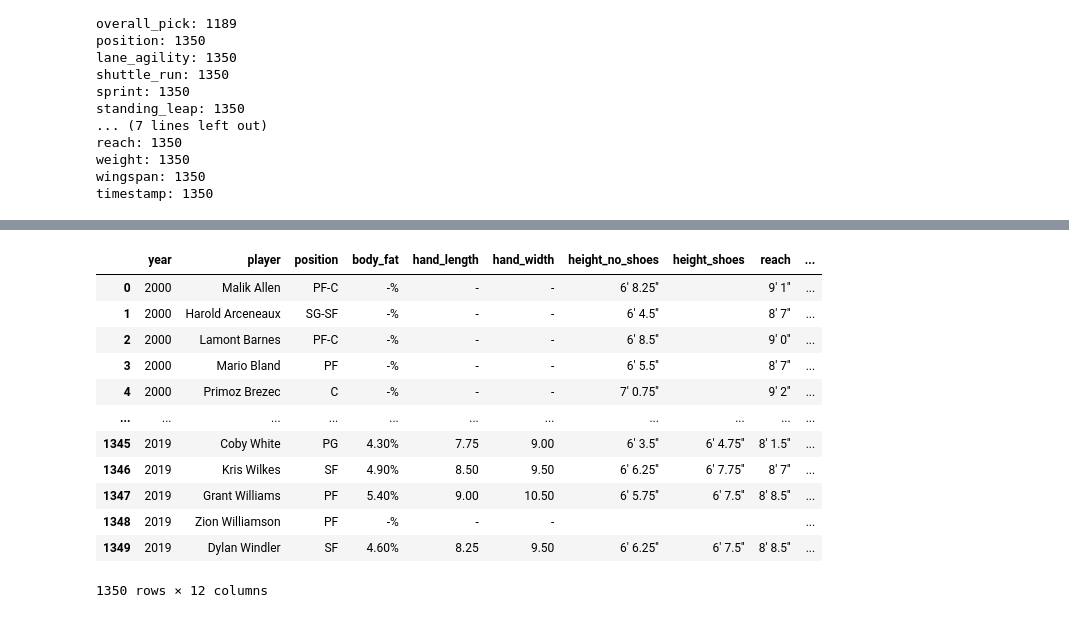
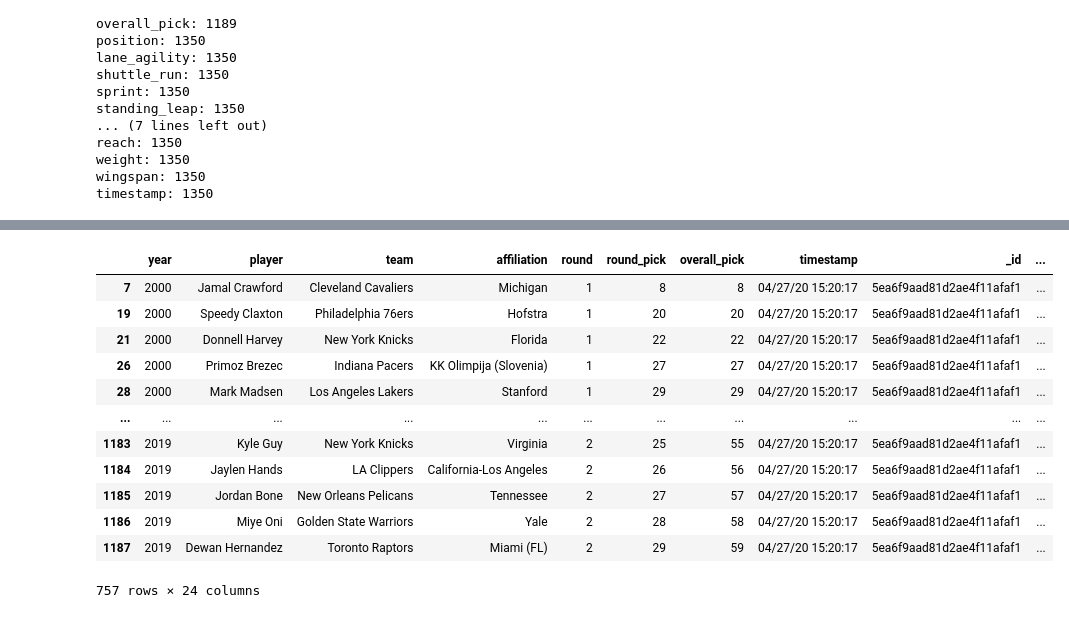
Before and after one commit to plowden/project3, a Jupyter notebook: internet_scrape.ipynb, the cells around one changed output, grey strips where cells are left out. Cells and saved outputs as stored; diff of their text form; code cells hidden in the pictures.

Commit message:
update nba_draft to remove dups

```diff
--- a/internet_scrape.ipynb
+++ b/internet_scrape.ipynb
@@ -389,8 +389,8 @@ wingspan: 1350
 timestamp: 1350
 # %%
 nba_stats_draft_df = pd.DataFrame.from_dict(nba_stats_draft)
-nba_stats_strength_df = pd.DataFrame.from_dict(nba_stats_strength)
-nba_stats_anthro_df = pd.DataFrame.from_dict(nba_stats_anthro)
+nba_stats_strength_temp_df = pd.DataFrame.from_dict(nba_stats_strength)
+nba_stats_anthro_temp_df = pd.DataFrame.from_dict(nba_stats_anthro)
 # %%
 nba_stats_draft_df.sort_values("player").to_csv("nba_stats_draft_df.csv", index=False, header=True)
 nba_stats_draft_df
@@ -411,5 +411,7 @@ nba_stats_draft_df
 # %%
+nba_stats_strength_df = nba_stats_strength_temp_df.drop_duplicates(subset=['player'], keep='last')
 nba_stats_strength_df.sort_values("player").to_csv("nba_stats_strength_df.csv", index=False, header=True)
-nba_stats_temp_df = pd.merge(nba_stats_draft_df, nba_stats_strength_df, on="player", how="left")
-nba_stats_strength_df
+nba_stats_temp_df = pd.merge(nba_stats_draft_df, nba_stats_strength_df, how="left", on='player')
+#nba_stats_temp_df = nba_stats_temp_df.dropna()
+nba_stats_temp_df
 # %% [output]
@@ -429,29 +431,31 @@ nba_stats_strength_df
 # %%
+nba_stats_anthro_df = nba_stats_anthro_temp_df.drop_duplicates(subset=['player'], keep='last')
 nba_stats_anthro_df.sort_values("player").to_csv("nba_stats_anthro_df.csv", index=False, header=True)
 nba_stats_df = pd.merge(nba_stats_temp_df, nba_stats_anthro_df, on="player", how="left")
 nba_stats_df_copy = nba_stats_df.copy()
 del nba_stats_df_copy['timestamp']
 del nba_stats_df_copy['year_y']
 del nba_stats_df_copy['timestamp_y']
 del nba_stats_df_copy['year']
 del nba_stats_df_copy['position_y']
 nba_stats_df_copy = nba_stats_df_copy.rename(columns={"year_x": "year", "timestamp_x": "timestamp", "position_x": "position"})
+nba_stats_df_copy = nba_stats_df_copy.dropna()
 nba_stats_df_copy.sort_values("player").to_csv("nba_draft.csv", index=False, header=True)
-nba_stats_anthro_df
+nba_stats_df_copy
 # %% [output]
-|  | year | player | position | body_fat | hand_length | hand_width | height_no_shoes | height_shoes | reach | ... |
-| 0 | 2000 | Malik Allen | PF-C | -% | - | - | 6' 8.25'' |  | 9' 1'' | ... |
-| 1 | 2000 | Harold Arceneaux | SG-SF | -% | - | - | 6' 4.5'' |  | 8' 7'' | ... |
-| 2 | 2000 | Lamont Barnes | PF-C | -% | - | - | 6' 8.5'' |  | 9' 0'' | ... |
-| 3 | 2000 | Mario Bland | PF | -% | - | - | 6' 5.5'' |  | 8' 7'' | ... |
-| 4 | 2000 | Primoz Brezec | C | -% | - | - | 7' 0.75'' |  | 9' 2'' | ... |
+|  | year | player | team | affiliation | round | round_pick | overall_pick | timestamp | _id | ... |
+| 7 | 2000 | Jamal Crawford | Cleveland Cavaliers | Michigan | 1 | 8 | 8 | 04/27/20 15:20:17 | 5ea6f9aad81d2ae4f11afaf1 | ... |
+| 19 | 2000 | Speedy Claxton | Philadelphia 76ers | Hofstra | 1 | 20 | 20 | 04/27/20 15:20:17 | 5ea6f9aad81d2ae4f11afaf1 | ... |
+| 21 | 2000 | Donnell Harvey | New York Knicks | Florida | 1 | 22 | 22 | 04/27/20 15:20:17 | 5ea6f9aad81d2ae4f11afaf1 | ... |
+| 26 | 2000 | Primoz Brezec | Indiana Pacers | KK Olimpija (Slovenia) | 1 | 27 | 27 | 04/27/20 15:20:17 | 5ea6f9aad81d2ae4f11afaf1 | ... |
+| 28 | 2000 | Mark Madsen | Los Angeles Lakers | Stanford | 1 | 29 | 29 | 04/27/20 15:20:17 | 5ea6f9aad81d2ae4f11afaf1 | ... |
 | ... | ... | ... | ... | ... | ... | ... | ... | ... | ... | ... |
-| 1345 | 2019 | Coby White | PG | 4.30% | 7.75 | 9.00 | 6' 3.5'' | 6' 4.75'' | 8' 1.5'' | ... |
-| 1346 | 2019 | Kris Wilkes | SF | 4.90% | 8.50 | 9.50 | 6' 6.25'' | 6' 7.75'' | 8' 7'' | ... |
-| 1347 | 2019 | Grant Williams | PF | 5.40% | 9.00 | 10.50 | 6' 5.75'' | 6' 7.5'' | 8' 8.5'' | ... |
-| 1348 | 2019 | Zion Williamson | PF | -% | - | - |  |  |  | ... |
-| 1349 | 2019 | Dylan Windler | SF | 4.60% | 8.25 | 9.50 | 6' 6.25'' | 6' 7.5'' | 8' 8.5'' | ... |
+| 1183 | 2019 | Kyle Guy | New York Knicks | Virginia | 2 | 25 | 55 | 04/27/20 15:20:17 | 5ea6f9aad81d2ae4f11afaf1 | ... |
+| 1184 | 2019 | Jaylen Hands | LA Clippers | California-Los Angeles | 2 | 26 | 56 | 04/27/20 15:20:17 | 5ea6f9aad81d2ae4f11afaf1 | ... |
+| 1185 | 2019 | Jordan Bone | New Orleans Pelicans | Tennessee | 2 | 27 | 57 | 04/27/20 15:20:17 | 5ea6f9aad81d2ae4f11afaf1 | ... |
+| 1186 | 2019 | Miye Oni | Golden State Warriors | Yale | 2 | 28 | 58 | 04/27/20 15:20:17 | 5ea6f9aad81d2ae4f11afaf1 | ... |
+| 1187 | 2019 | Dewan Hernandez | Toronto Raptors | Miami (FL) | 2 | 29 | 59 | 04/27/20 15:20:17 | 5ea6f9aad81d2ae4f11afaf1 | ... |
-1350 rows × 12 columns
+757 rows × 24 columns
 # %%
 # Insert the new data into the database.
 #try:
```
Also changed, not shown: parts of 8 cells of this notebook, 1 other file.
